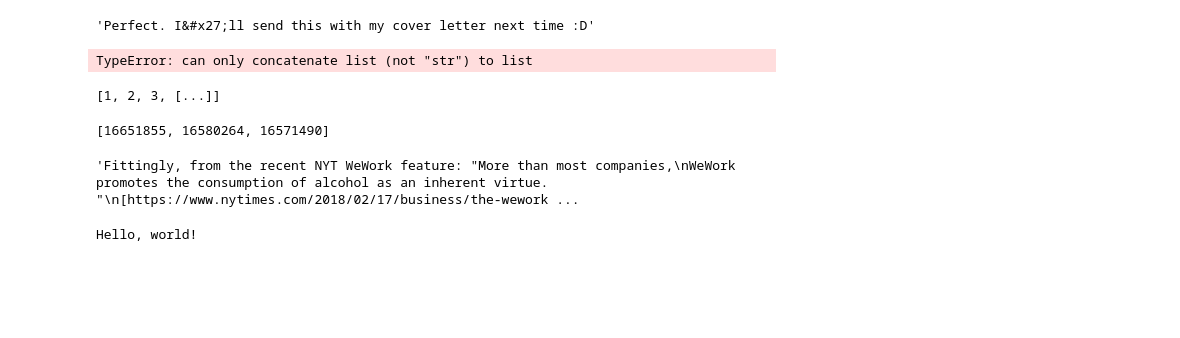
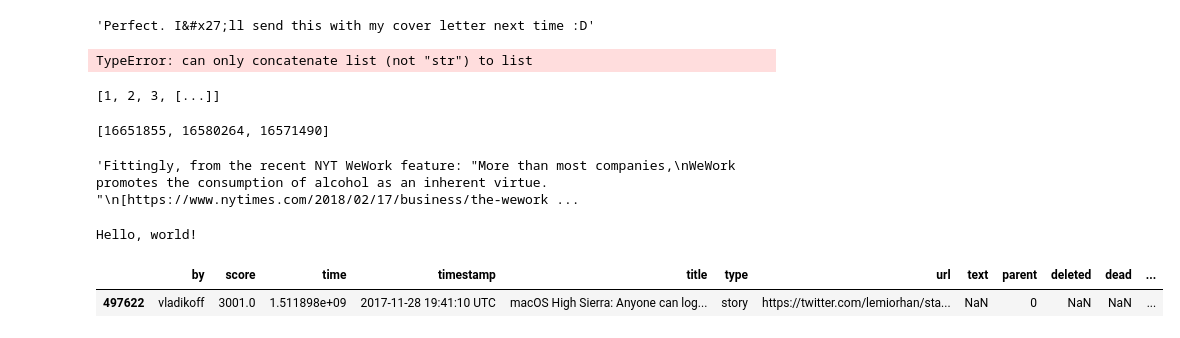
Before and after one commit to raymondgh/springboard-data-science, a Jupyter notebook: Capstone 2/TF-IDF Test.ipynb, the cells around one changed output. Saved outputs shown, nothing was run; the diff lists cells and outputs as text; code cells hidden in the pictures; blank space fills up the shorter version.

```diff
--- a/Capstone 2/TF-IDF Test.ipynb
+++ b/Capstone 2/TF-IDF Test.ipynb
@@ -256,3 +256,8 @@ h.ignore_links = True
 print( h.handle("<p>Hello, <a href='http://earth.google.com/'>world</a>!"))
 # %% [output]
 Hello, world!
+# %%
+dataframes[0][dataframes[0]["score"] == 3001]
+# %% [output]
+|  | by | score | time | timestamp | title | type | url | text | parent | deleted | dead | ... |
+| 497622 | vladikoff | 3001.0 | 1.511898e+09 | 2017-11-28 19:41:10 UTC | macOS High Sierra: Anyone can log... | story | https://twitter.com/lemiorhan/sta... | NaN | 0 | NaN | NaN | ... |
```
Also changed, not shown: parts of 1 cell of this notebook, 1 other file.
